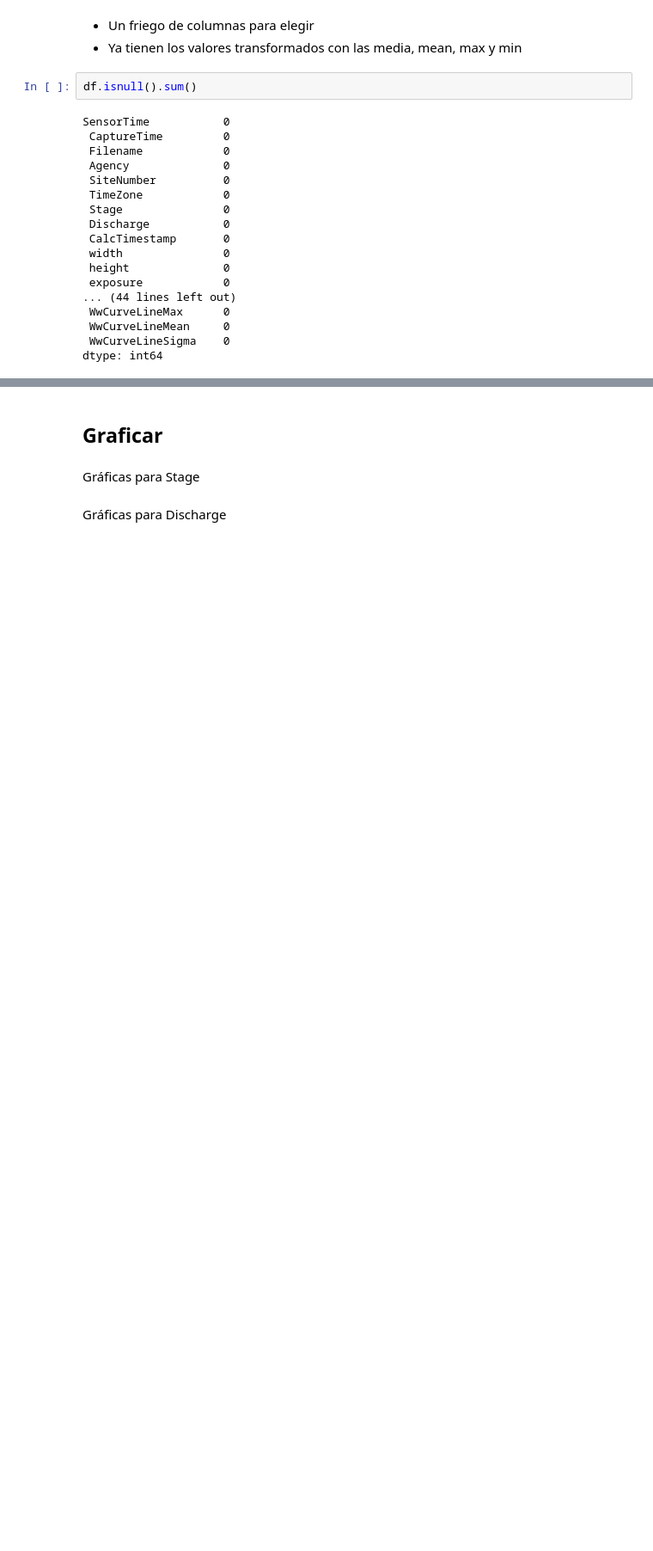
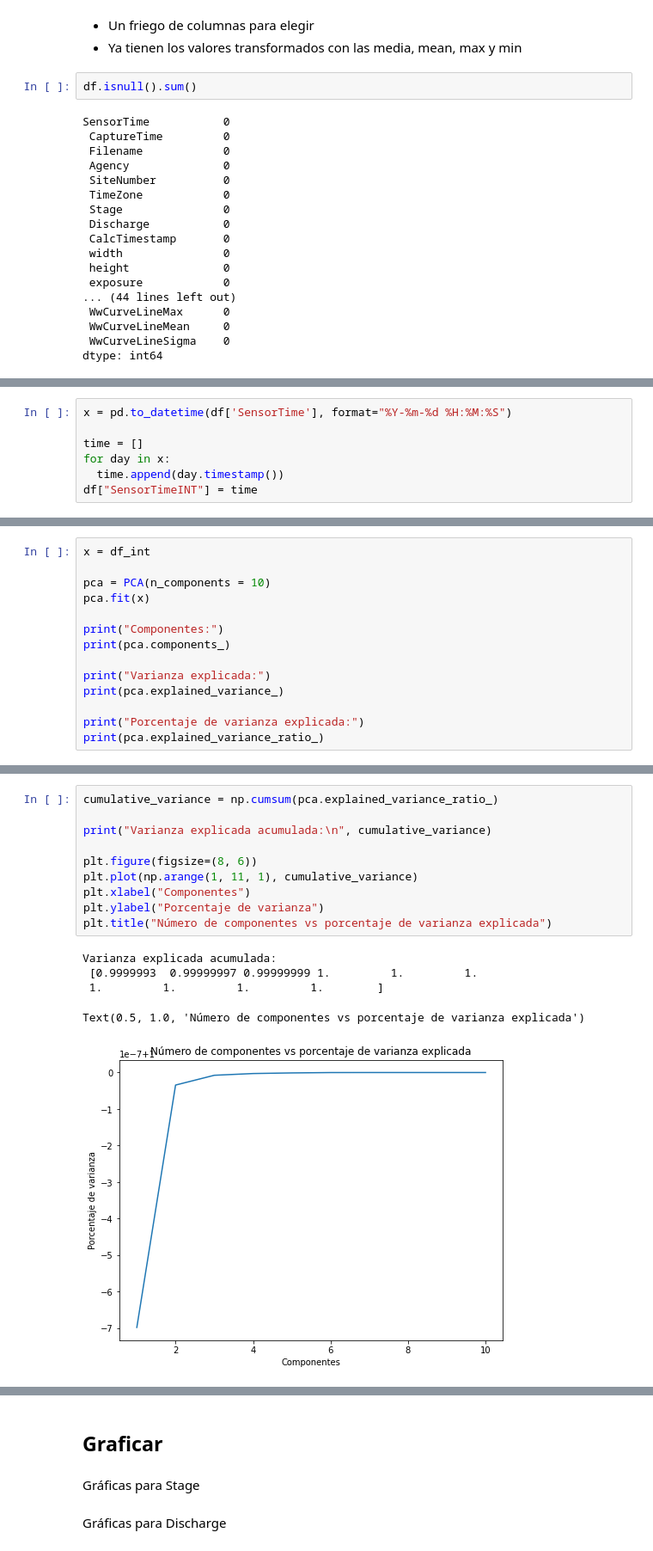
Before and after one commit to PanaDevOps/Stage-Discharge, a Jupyter notebook: retodos.ipynb, the cells around one changed output, grey strips where cells are left out. Shown: that part at 86% size. Drawn from its saved outputs; the diff is of its cells as text; blank space fills up the shorter version.

```diff
--- a/retodos.ipynb
+++ b/retodos.ipynb
@@ -68,0 +79,7 @@ dtype: int64
+# %%
+x = pd.to_datetime(df['SensorTime'], format="%Y-%m-%d %H:%M:%S")
+
+time = []
+for day in x:
+  time.append(day.timestamp())
+df["SensorTimeINT"] = time
@@ -68,0 +97,14 @@ dtype: int64
+# %%
+x = df_int
+
+pca = PCA(n_components = 10)
+pca.fit(x)
+
+print("Componentes:")
+print(pca.components_)
+
+print("Varianza explicada:")
+print(pca.explained_variance_)
+
+print("Porcentaje de varianza explicada:")
+print(pca.explained_variance_ratio_)
@@ -68,0 +129,16 @@ dtype: int64
+# %%
+cumulative_variance = np.cumsum(pca.explained_variance_ratio_)
+
+print("Varianza explicada acumulada:\n", cumulative_variance)
+
+plt.figure(figsize=(8, 6))
+plt.plot(np.arange(1, 11, 1), cumulative_variance)
+plt.xlabel("Componentes")
+plt.ylabel("Porcentaje de varianza")
+plt.title("Número de componentes vs porcentaje de varianza explicada")
+# %% [output]
+Varianza explicada acumulada:
+ [0.9999993  0.99999997 0.99999999 1.         1.         1.
+ 1.         1.         1.         1.        ]
+Text(0.5, 1.0, 'Número de componentes vs porcentaje de varianza explicada')
+[figure, added]
```
Also changed, not shown: parts of 25 cells of this notebook.
